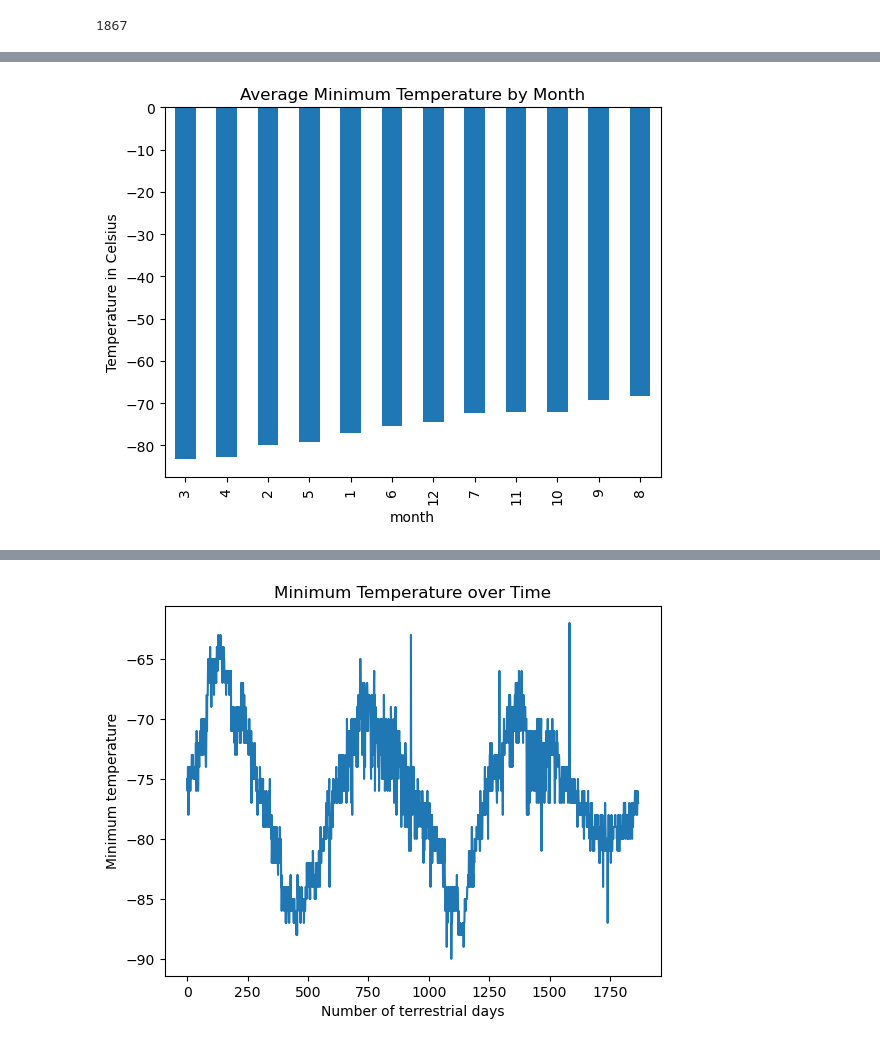
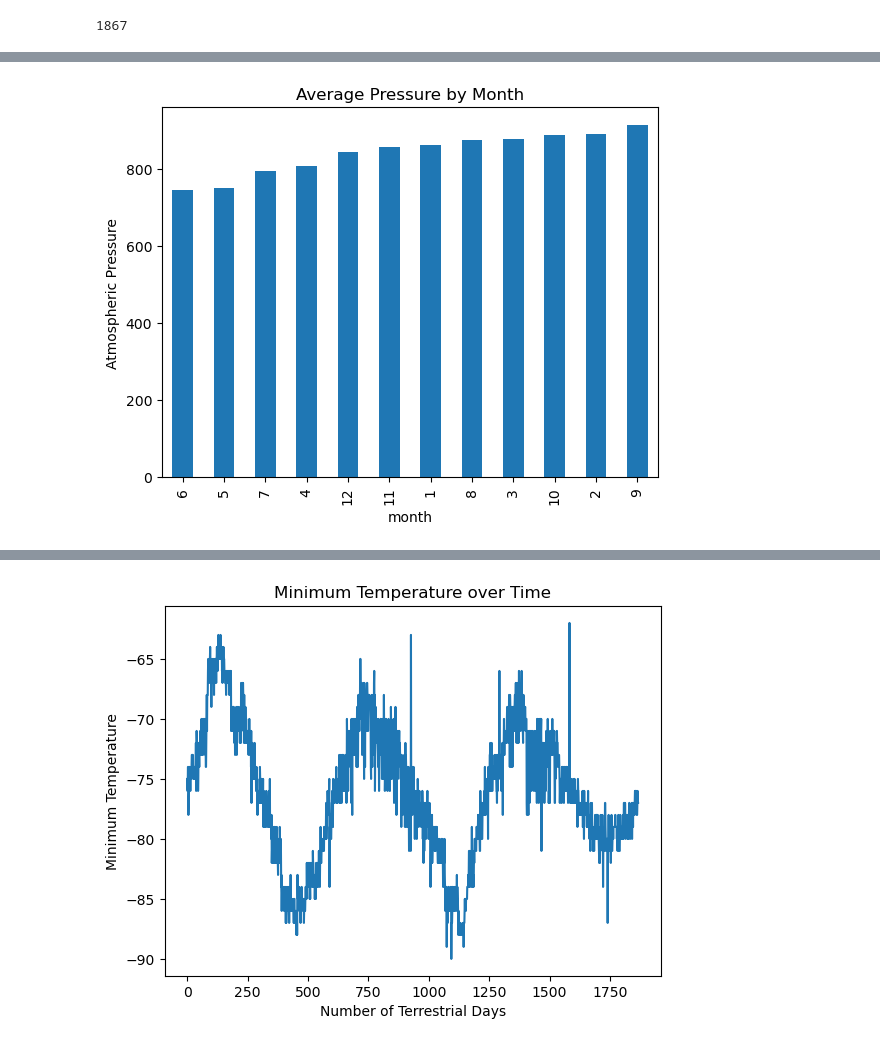
Before and after one commit to sarahryan0413/web_scraping_project, a Jupyter notebook: code/part_2_mars_weather.ipynb, the cells around one changed output, grey strips where cells are left out. Drawn from its saved outputs; the diff is of its cells as text; code cells hidden in the pictures.

Commit message:
finished plots

```diff
--- a/code/part_2_mars_weather.ipynb
+++ b/code/part_2_mars_weather.ipynb
@@ -188,0 +226,4 @@ Name: min_temp, dtype: float64
+# %%
+# 4. What is the average pressure by month?
+avg_pressure = df.groupby('month')['pressure'].mean()
+avg_pressure
@@ -188,0 +253,4 @@ Name: min_temp, dtype: float64
+# %%
+# Sort the average pressure by month in ascending order
+avg_pressure_sorted = avg_pressure.sort_values(ascending=True)
+avg_pressure_sorted
@@ -189,4 +272,8 @@ Name: min_temp, dtype: float64
 # %%
-# Identify the coldest and hottest months in Curiosity's location by sorting the previous graph
+# Identify the lowest and highest pressure months in Curiosity's location by sorting the previous graph
+avg_pressure_sorted.plot(kind='bar')
+plt.ylabel('Atmospheric Pressure')
+plt.title('Average Pressure by Month')
+plt.show()
 # %% [output]
-[figure, old version]
+[figure, new version]
```
Also changed, not shown: parts of 13 cells of this notebook.
